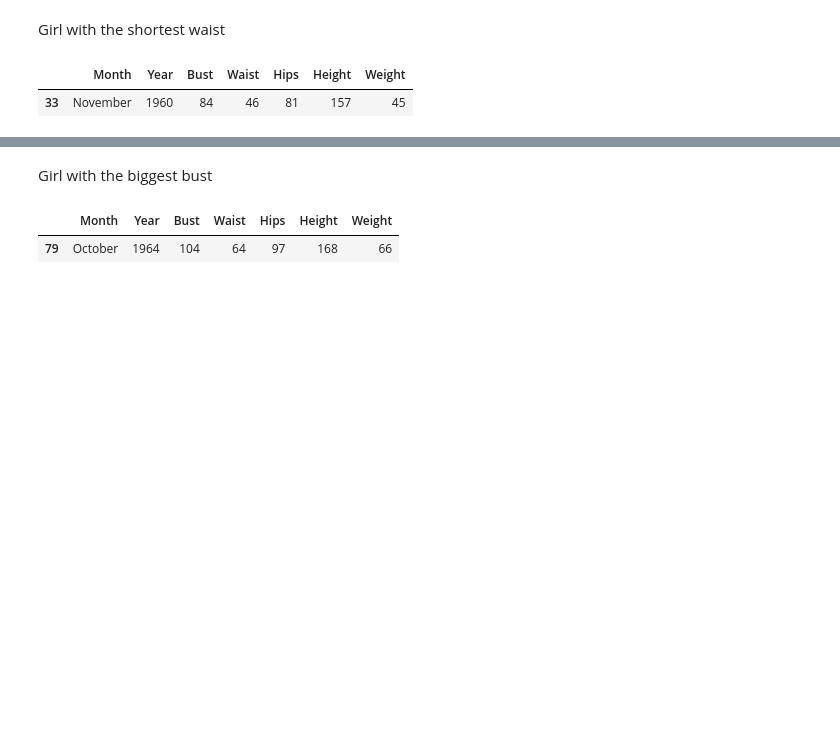
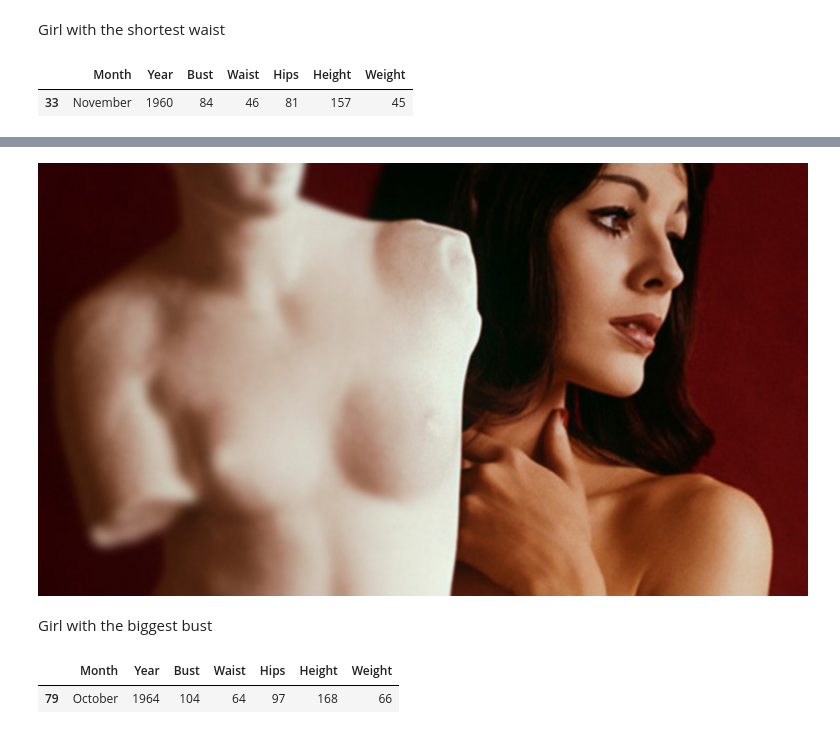
Before and after one commit to duboviy/data_science, a Jupyter notebook: playboy_girls_analysis/main.ipynb, the cells around one changed output, grey strips where cells are left out. Cells and saved outputs as stored; diff of their text form; code cells hidden in the pictures; blank space fills up the shorter version.

Commit message:
Add images to remove external photo links

```diff
--- a/playboy_girls_analysis/main.ipynb
+++ b/playboy_girls_analysis/main.ipynb
@@ -154,3 +150,7 @@ Image(url='https://images.contentbody.com/1mYZtnxGr2WMgcSwQOgYum/w1564_h880')
+# %%
+Image(filename='./img/33_November_1960.jpg')
+# %% [output]
+[figure, added]
 # %% [markdown]
 Girl with the biggest bust
 # %%
```
Also changed, not shown: parts of 15 cells of this notebook, 8 other files.
